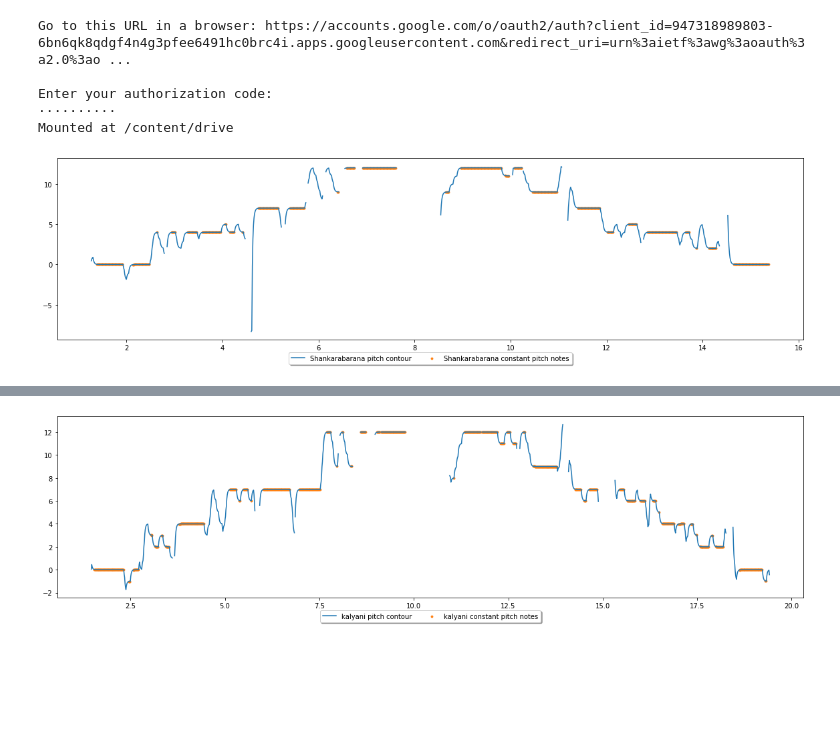
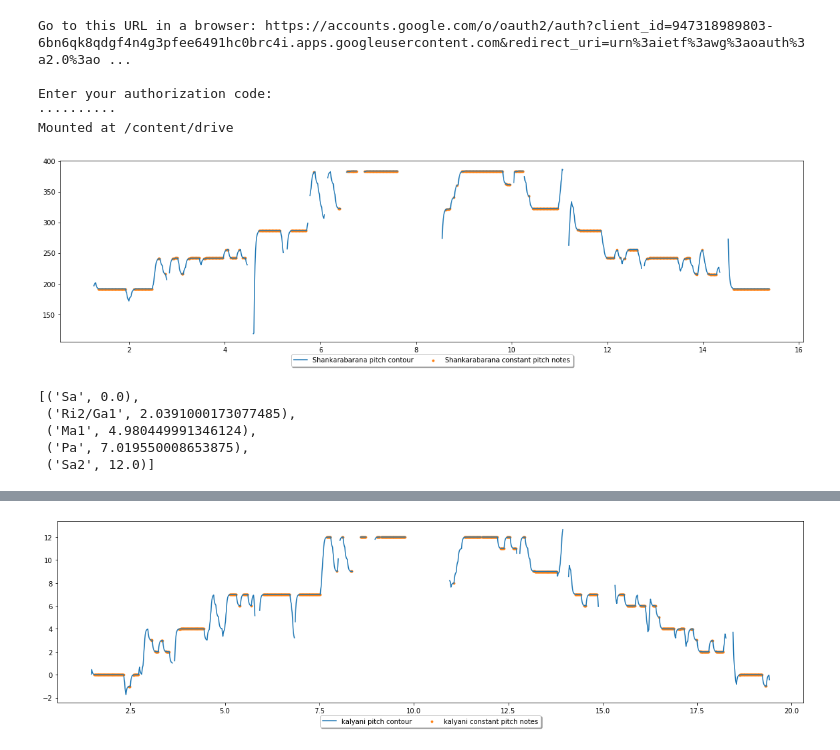
Before and after one commit to Kodhandarama/Audio_Analysis, a Jupyter notebook: pitch_contour.ipynb, the cells around one changed output, grey strips where cells are left out. Cells and saved outputs as stored; diff of their text form; code cells hidden in the pictures; blank space fills up the shorter version.

Commit message:
Constant pitch notes without tonic

```diff
--- a/pitch_contour.ipynb
+++ b/pitch_contour.ipynb
@@ -21,6 +23,12 @@ from scipy.signal import kaiserord, lfilter, firwin, freqz, spectrogram
 plt.rcParams['figure.figsize'] = [20,5]
 # cqt bin frequencies
 freq_cqt = librosa.cqt_frequencies(90, fmin=32)
+
+ratios = {'Sa':1,'Ri1':16/15,'Ri2/Ga1':9/8,'Ga2/Ri3':6/5,'Ga3':5/4,'Ma1':4/3,'Ma2':17/12,'Pa':3/2,'Da1':8/5,
+          'Da2/Ni1':5/3,'Ni2/Da3':9/5,'Ni3':15/8,'Sa2':2}
+all_normalized_notes = dict()
+for i,j in ratios.items():
+  all_normalized_notes[i] = 12*np.log2(j)
 # %%
 # defining the class
 # each object of this class is an audio clip that is to be analysed
@@ -86,32 +94,42 @@ class Audio:
 
     pitch = [ freq_cqt[i] for i in pitch]
     pitch = self.low_pass_digital(pitch)
-    self.pitch = [a*b for a,b in zip(pitch,step)]
+    self.pitch = [round(a*b) for a,b in zip(pitch,step)]
   #
   def constant_pitch(self):
     # normalised pitch by 12*log(to the base 2) (f[i]/f0)
     # where f0 is the tonic
     self.normalised_pitch=[]
     for i in self.pitch:
-      self.normalised_pitch.append((12*np.log2(i/191.782)))
+      self.normalised_pitch.append((12*np.log2(i/192)))
 
     # calculating the 1st order difference
-    self.diff_n = np.diff(self.normalised_pitch)
+    self.diff_n = np.diff(self.pitch)
 
     k=[]
     for i in range(len(self.diff_n)):
       # constant note when the slope(of the pitch contour) is within the thershold i.e, delta =
       if(self.diff_n[i]<0.01 and self.diff_n[i]>-0.01):
-        k.append((self.normalised_pitch[i],self.time[i]))
+        k.append((self.pitch[i],self.time[i]))
     k = np.array(k)
-    self.constant_pitch_notes,self.constant_pitch_time = k.T
+    self.cpn,self.constant_pitch_time = k.T
+    #self.constant_pitch_notes = [(i,j) for i,j in all_normalized_notes.items() if j in self.cpn]
 # %%
 shankarabarana = Audio('/content/drive/My Drive/Projects/AA/Music dataset/Raga_Surabhi_3.wav')
 # %%
 fig, ax = plt.subplots()
-ax.plot(shankarabarana.time,shankarabarana.normalised_pitch,label = 'Shankarabarana pitch contour')
-ax.scatter(shankarabarana.constant_pitch_time,shankarabarana.constant_pitch_notes,s=8,c = '#ff7f0e',label = 'Shankarabarana constant pitch notes')
+ax.plot(shankarabarana.time,shankarabarana.pitch,label = 'Shankarabarana pitch contour')
+ax.scatter(shankarabarana.constant_pitch_time,shankarabarana.cpn,s=8,c = '#ff7f0e',label = 'Shankarabarana constant pitch notes')
+#ax.hlines(shankarabarana.constant_pitch_notes,[0],[shankarabarana.time[-1]])
 ax.legend(loc='upper center', bbox_to_anchor=(0.5, -0.05), shadow=True, ncol=2)
 plt.show()
 # %% [output]
-[figure, old version]
+[figure, new version]
+# %%
+shankarabarana.constant_pitch_notes
+# %% [output]
+[('Sa', 0.0),
+ ('Ri2/Ga1', 2.0391000173077485),
+ ('Ma1', 4.980449991346124),
+ ('Pa', 7.019550008653875),
+ ('Sa2', 12.0)]
```
Also changed, not shown: parts of 2 cells of this notebook.
